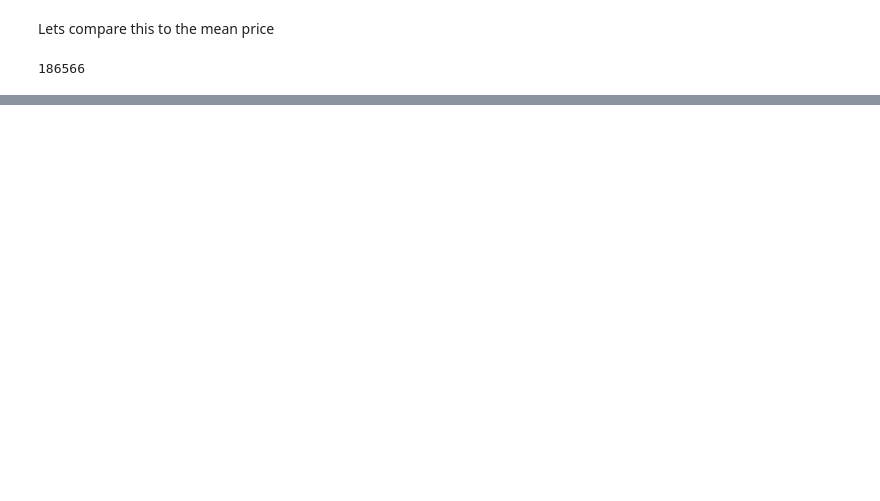
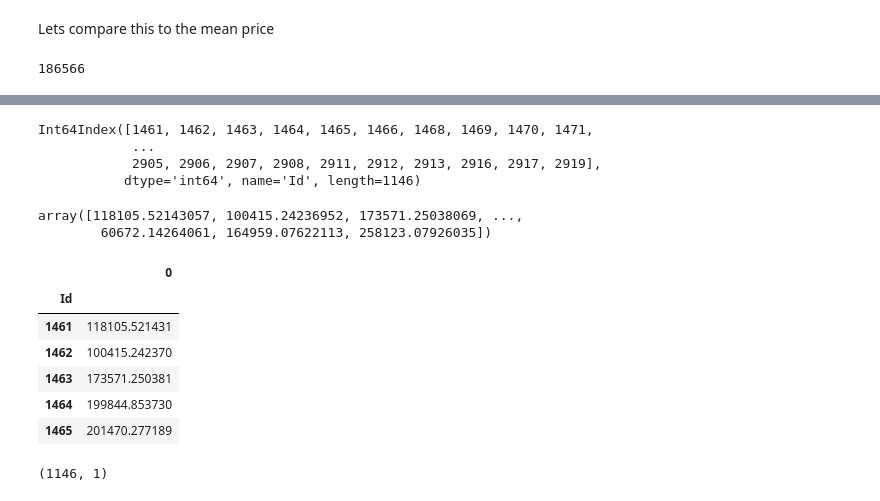
Before and after one commit to afcarl/kaggle-house-prices, a Jupyter notebook: Robin kaggle house price.ipynb, the cells around one changed output, grey strips where cells are left out. Drawn from its saved outputs; the diff is of its cells as text; code cells hidden in the pictures; blank space fills up the shorter version.

```diff
--- a/Robin kaggle house price.ipynb
+++ b/Robin kaggle house price.ipynb
@@ -184,0 +242,2 @@ rmsle(housing_labels.values, housing_predictions)  # Hmm
+# %%
+testing.dropna(inplace=True)
@@ -184,0 +248,28 @@ rmsle(housing_labels.values, housing_predictions)  # Hmm
+# %%
+testing.index
+# %% [output]
+Int64Index([1461, 1462, 1463, 1464, 1465, 1466, 1468, 1469, 1470, 1471,
+            ...
+            2905, 2906, 2907, 2908, 2911, 2912, 2913, 2916, 2917, 2919],
+           dtype='int64', name='Id', length=1146)
+# %%
+testing_predictions = lin_reg.predict(testing)
+# %%
+testing_predictions
+# %% [output]
+array([118105.52143057, 100415.24236952, 173571.25038069, ...,
+        60672.14264061, 164959.07622113, 258123.07926035])
+# %%
+results_df = pd.DataFrame(testing_predictions)
+# %%
+results_df.index = testing.index
+# %%
+results_df.head()
+# %% [output]
+|  | 0 |
+| Id |  |
+| 1461 | 118105.521431 |
+| 1462 | 100415.242370 |
+| 1463 | 173571.250381 |
+| 1464 | 199844.853730 |
+| 1465 | 201470.277189 |
@@ -184,0 +280,4 @@ rmsle(housing_labels.values, housing_predictions)  # Hmm
+# %%
+results_df.shape
+# %% [output]
+(1146, 1)
```
Also changed, not shown: parts of 27 cells of this notebook, 1 other file.
